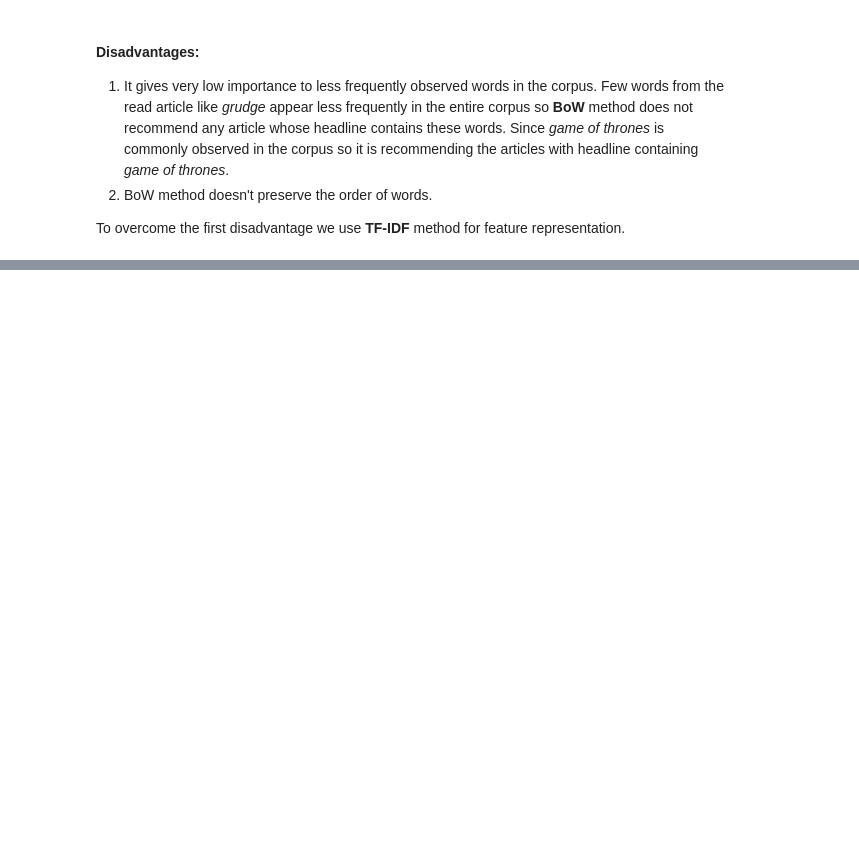
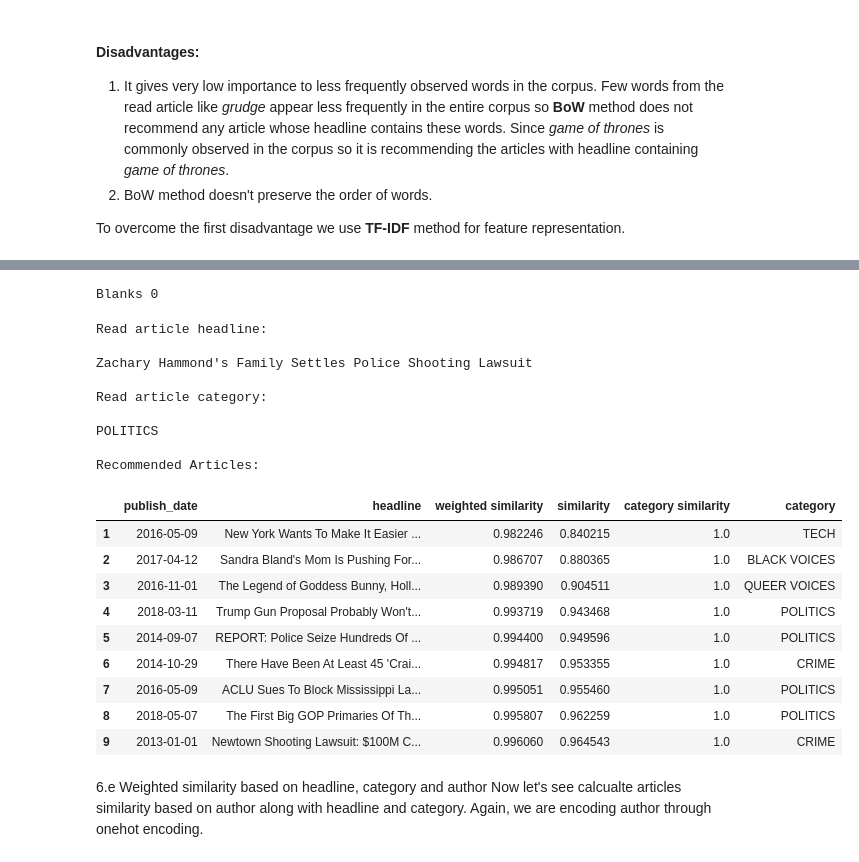
Before and after one commit to prajwaln/news-recommender, a Jupyter notebook: news-recommender.ipynb, the cells around one changed output, grey strips where cells are left out. Saved outputs shown, nothing was run; the diff lists cells and outputs as text; code cells hidden in the pictures; blank space fills up the shorter version.

Commit message:
Added Word2Vec and weighted recommendations

```diff
--- a/news-recommender.ipynb
+++ b/news-recommender.ipynb
@@ -396,0 +529,4 @@ To overcome the first disadvantage we use **TF-IDF** method for feature represen
+# %%
+import gensim.downloader as api
+model = api.load("word2vec-google-news-300") #It’s 1.5GB! It includes word vectors for a vocabulary of 3 million words and phrases that they trained on roughly 100 billion words from a Google News dataset. The vector length is 300 features.
+print(model)
@@ -396,0 +535,7 @@ To overcome the first disadvantage we use **TF-IDF** method for feature represen
+# %%
+blanks = 0
+for headline in news_data['headline']:
+    if headline == '':
+        blanks += 1
+
+print("Blanks", blanks)
@@ -396,0 +683,9 @@ To overcome the first disadvantage we use **TF-IDF** method for feature represen
+# %%
+blanks = 0
+for headline in news_data['headline']:
+    if headline == '':
+        blanks += 1
+
+print("Blanks", blanks)
+# %% [output]
+Blanks 0
@@ -396,0 +694,52 @@ To overcome the first disadvantage we use **TF-IDF** method for feature represen
+# %%
+category_onehot_encoded = OneHotEncoder().fit_transform(np.array(news_data["category"]).reshape(-1,1))
+# %%
+def w2v_recommend_with_category(article_index, num_recommendations, w1, w2): #headline_preference = True, category_preference = False):
+
+    dist = pairwise_distances(w2v_headline, w2v_headline[article_index].reshape(1, -1))
+    category_dist = pairwise_distances(category_onehot_encoded, category_onehot_encoded[article_index]) + 1
+    weighted_dist = (np.dot(w1, dist) + np.dot(w2, category_dist)) / float(w1 + w2)
+
+    indices = np.argsort(weighted_dist.flatten())[0:num_recommendations].tolist()
+
+    df = pd.DataFrame(
+            {
+                'publish_date': news_data_orig['date'][indices].values,
+                'headline': news_data_orig['headline'][indices].values,
+                'weighted similarity': weighted_dist[indices].ravel(),
+                'similarity': dist[indices].ravel(),
+                'category similarity': category_dist[indices].ravel(),
+                'category': news_data_orig['category'][indices].values
+            }
+        )
+
+    print('Read article headline: \n\n{}\n'.format(news_data_orig['headline'][indices[0]]))
+    print('Read article category: \n\n{}\n'.format(news_data_orig['category'][indices[0]]))
+    print('Recommended Articles:')
+
+    return df.iloc[1:,]
+# %%
+w2v_recommend_with_category(528, 10, 0.1, 0.8)
+# %% [output]
+Read article headline:
+
+Zachary Hammond's Family Settles Police Shooting Lawsuit
+
+Read article category:
+
+POLITICS
+
+Recommended Articles:
+|  | publish_date | headline | weighted similarity | similarity | category similarity | category |
+| 1 | 2016-05-09 | New York Wants To Make It Easier ... | 0.982246 | 0.840215 | 1.0 | TECH |
+| 2 | 2017-04-12 | Sandra Bland's Mom Is Pushing For... | 0.986707 | 0.880365 | 1.0 | BLACK VOICES |
+| 3 | 2016-11-01 | The Legend of Goddess Bunny, Holl... | 0.989390 | 0.904511 | 1.0 | QUEER VOICES |
+| 4 | 2018-03-11 | Trump Gun Proposal Probably Won't... | 0.993719 | 0.943468 | 1.0 | POLITICS |
+| 5 | 2014-09-07 | REPORT: Police Seize Hundreds Of ... | 0.994400 | 0.949596 | 1.0 | POLITICS |
+| 6 | 2014-10-29 | There Have Been At Least 45 'Crai... | 0.994817 | 0.953355 | 1.0 | CRIME |
+| 7 | 2016-05-09 | ACLU Sues To Block Mississippi La... | 0.995051 | 0.955460 | 1.0 | POLITICS |
+| 8 | 2018-05-07 | The First Big GOP Primaries Of Th... | 0.995807 | 0.962259 | 1.0 | POLITICS |
+| 9 | 2013-01-01 | Newtown Shooting Lawsuit: $100M C... | 0.996060 | 0.964543 | 1.0 | CRIME |
+# %% [markdown]
+6.e Weighted similarity based on headline, category and author
+Now let's see calcualte articles similarity based on author along with headline and category. Again, we are encoding author through onehot encoding.
```
Also changed, not shown: parts of 51 cells of this notebook.
